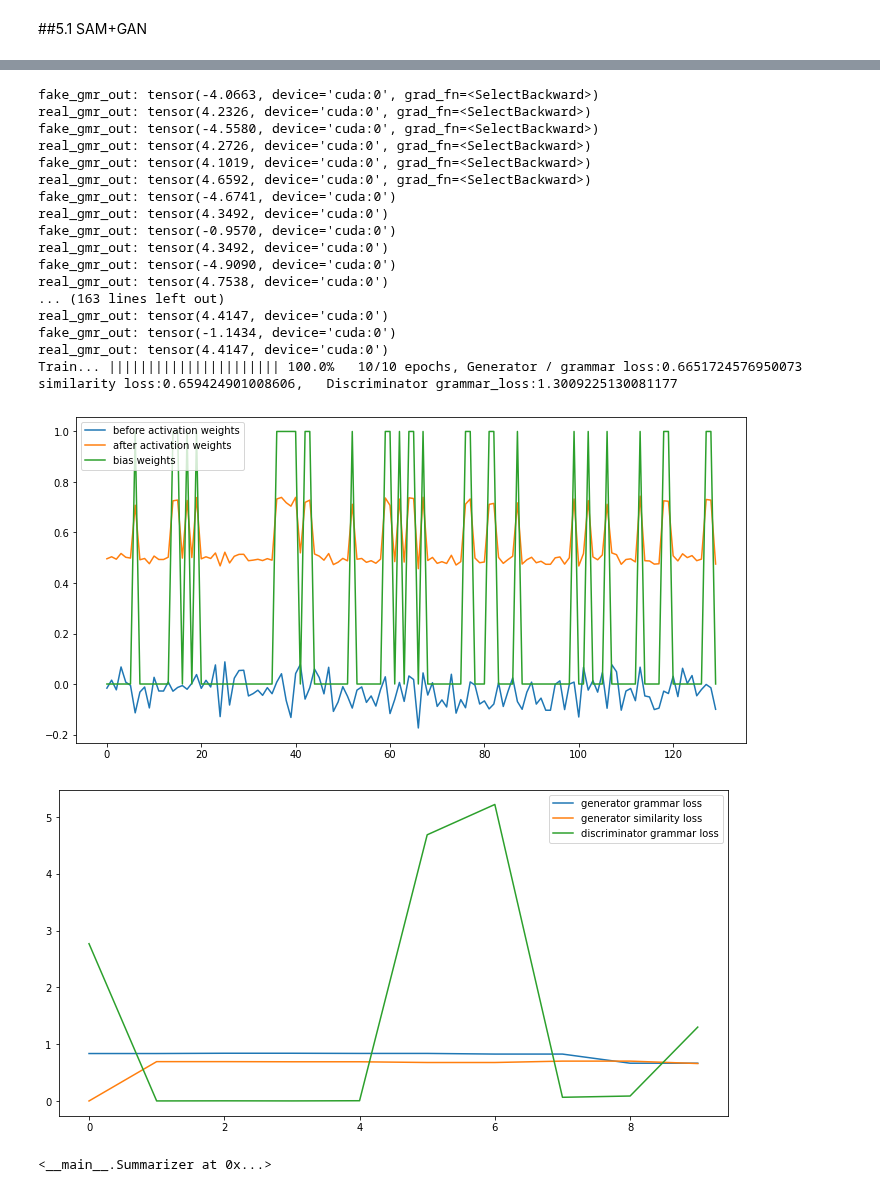
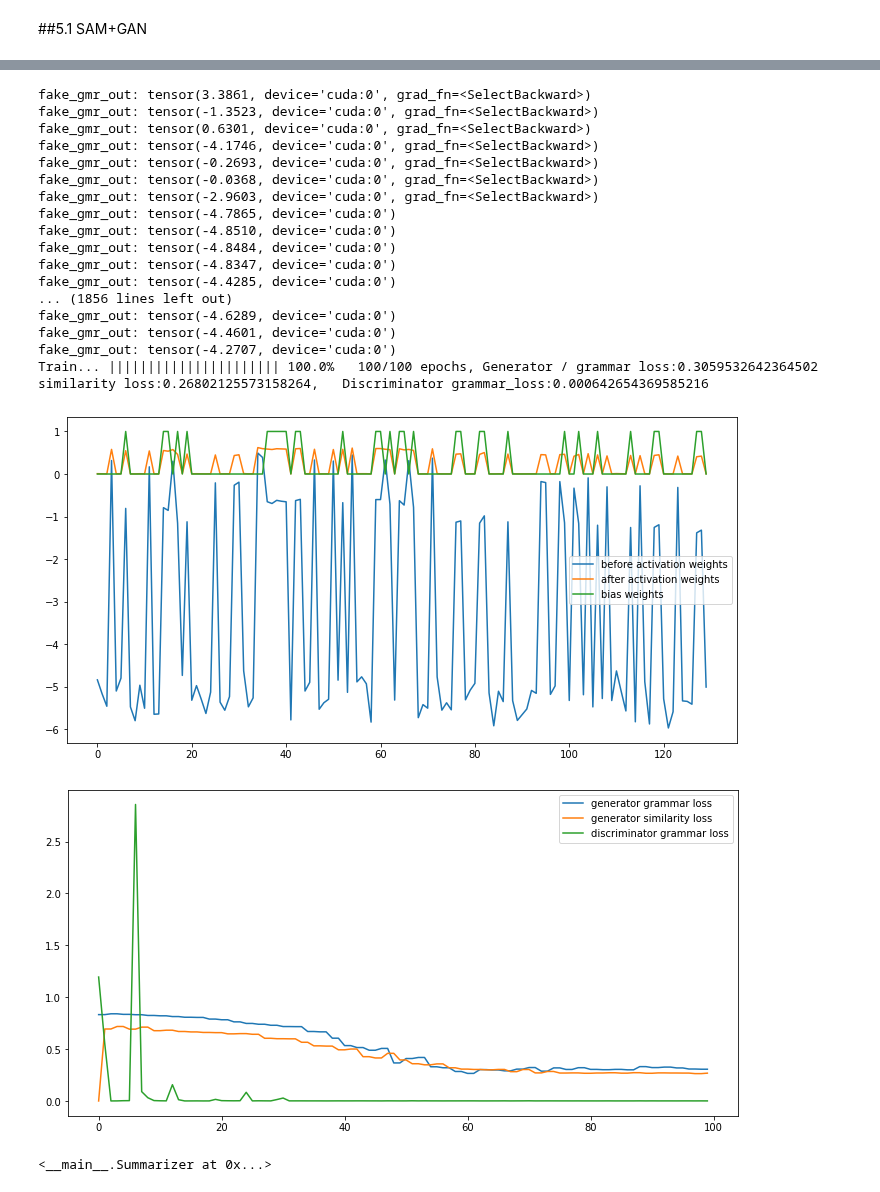
Before and after one commit to dolmani38/Summary, a Jupyter notebook: GAN_based_Korean_summarizer_using_semi_abstractive_method_v1.0.ipynb, the cells around one changed output, grey strips where cells are left out. Cells and saved outputs as stored; diff of their text form; code cells hidden in the pictures.

```diff
--- a/GAN_based_Korean_summarizer_using_semi_abstractive_method_v1.0.ipynb
+++ b/GAN_based_Korean_summarizer_using_semi_abstractive_method_v1.0.ipynb
@@ -1706,7 +1706,7 @@ class Summarizer:
             #
             try:
                 print('fake_gmr_out:',fake_gmr_out[j,1])
-                print('real_gmr_out:',real_gmr_out[j,1])
+                #print('real_gmr_out:',real_gmr_out[j,1])
                 fake_gen_out[i,tk] += torch.sigmoid(fake_gmr_out[j,1])
                 fake_sim_out[i,tk] += f_sim_out[j]
             except Exception as ex:
@@ -1797,11 +1797,18 @@ class Summarizer:
 
                 if i%2 == 0:  # grammar와 similarity를 각각 한번씩 교대로 학습한다?
                     # --> 이게 엄밀히 말하면.. D(G(z)) 은 아닌데... 이걸 수학적으로 어떻게 해석해야 하는가???
+                    # D(T(G(z))), 여기서 T는 discrete transformation 함수... 따라서, gradient가 적용 안됨....!!!!!!!
+                    # 결과적으로 학습이 안됨.
+
                     # grammar loss function...
                     G_g_loss = criterion(sw,fake_gmr_out)
+                    label_gmr = torch.ones_like(fake_gmr_out)
+                    real_gmr_out = torch.where(fake_gmr_out > 0, label_gmr, fake_gmr_out)
+                    #print('fake_gmr_out:',fake_gmr_out)
+                    #print('real_gmr_out:',real_gmr_out)
                     # similarity loss function...
                     #G_s_loss = criterion(sw,fake_sim_out)
-                    G_loss = G_g_loss #+ G_s_loss
+                    G_loss = G_g_loss + criterion(sw,real_gmr_out)
                 elif i%2 == 1:
                     # grammar loss function...
                     #G_g_loss = criterion(sw,fake_gmr_out)
@@ -1917,28 +1924,28 @@ Frame text: 도망치는 자신을 숨겨달라고 말하는 신기하게 선녀
 # %%
 summarizer = Summarizer(g_discriminator,s_discriminator)
 #source = Source(org_text)
 summarizer.ready(source)
-summarizer.summarize(epochs=10,batch_size=2,frame_expansion_ratio = 0.7)
+summarizer.summarize(epochs=100,batch_size=2,frame_expansion_ratio = 0.7)
 # %% [output]
-fake_gmr_out: tensor(-4.0663, device='cuda:0', grad_fn=<SelectBackward>)
-real_gmr_out: tensor(4.2326, device='cuda:0', grad_fn=<SelectBackward>)
-fake_gmr_out: tensor(-4.5580, device='cuda:0', grad_fn=<SelectBackward>)
-real_gmr_out: tensor(4.2726, device='cuda:0', grad_fn=<SelectBackward>)
-fake_gmr_out: tensor(4.1019, device='cuda:0', grad_fn=<SelectBackward>)
-real_gmr_out: tensor(4.6592, device='cuda:0', grad_fn=<SelectBackward>)
-fake_gmr_out: tensor(-4.6741, device='cuda:0')
-real_gmr_out: tensor(4.3492, device='cuda:0')
-fake_gmr_out: tensor(-0.9570, device='cuda:0')
-real_gmr_out: tensor(4.3492, device='cuda:0')
-fake_gmr_out: tensor(-4.9090, device='cuda:0')
-real_gmr_out: tensor(4.7538, device='cuda:0')
-... (163 lines left out)
-real_gmr_out: tensor(4.4147, device='cuda:0')
-fake_gmr_out: tensor(-1.1434, device='cuda:0')
-real_gmr_out: tensor(4.4147, device='cuda:0')
-Train... |||||||||||||||||||||| 100.0%   10/10 epochs, Generator / grammar loss:0.6651724576950073   similarity loss:0.659424901008606,   Discriminator grammar_loss:1.3009225130081177
+fake_gmr_out: tensor(3.3861, device='cuda:0', grad_fn=<SelectBackward>)
+fake_gmr_out: tensor(-1.3523, device='cuda:0', grad_fn=<SelectBackward>)
+fake_gmr_out: tensor(0.6301, device='cuda:0', grad_fn=<SelectBackward>)
+fake_gmr_out: tensor(-4.1746, device='cuda:0', grad_fn=<SelectBackward>)
+fake_gmr_out: tensor(-0.2693, device='cuda:0', grad_fn=<SelectBackward>)
+fake_gmr_out: tensor(-0.0368, device='cuda:0', grad_fn=<SelectBackward>)
+fake_gmr_out: tensor(-2.9603, device='cuda:0', grad_fn=<SelectBackward>)
+fake_gmr_out: tensor(-4.7865, device='cuda:0')
+fake_gmr_out: tensor(-4.8510, device='cuda:0')
+fake_gmr_out: tensor(-4.8484, device='cuda:0')
+fake_gmr_out: tensor(-4.8347, device='cuda:0')
+fake_gmr_out: tensor(-4.4285, device='cuda:0')
+... (1856 lines left out)
+fake_gmr_out: tensor(-4.6289, device='cuda:0')
+fake_gmr_out: tensor(-4.4601, device='cuda:0')
+fake_gmr_out: tensor(-4.2707, device='cuda:0')
+Train... |||||||||||||||||||||| 100.0%   100/100 epochs, Generator / grammar loss:0.3059532642364502   similarity loss:0.26802125573158264,   Discriminator grammar_loss:0.000642654369585216
-[figure, old version]
+[figure, new version]
-[figure, old version]
+[figure, new version]
 <__main__.Summarizer at 0x...>
 # %%
 txts = summarizer.get_summary(3)
```
Also changed, not shown: parts of 2 cells of this notebook.
